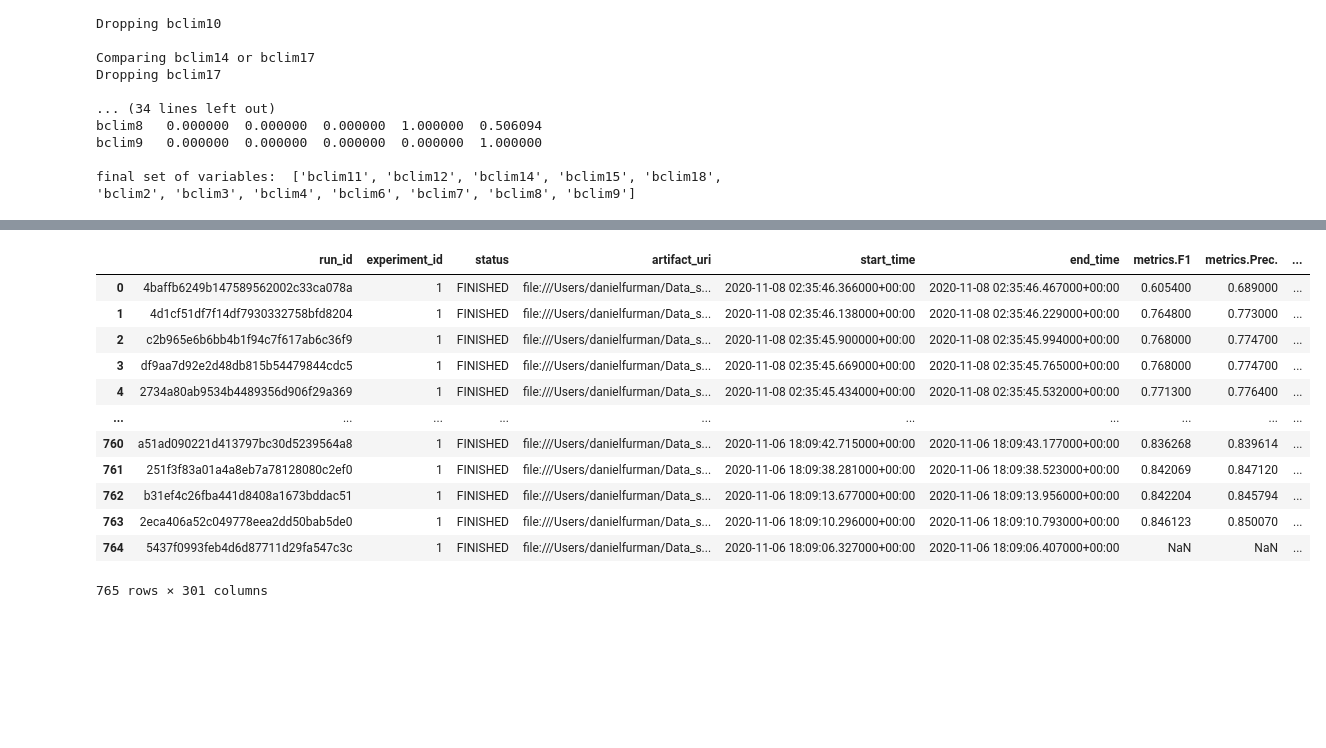
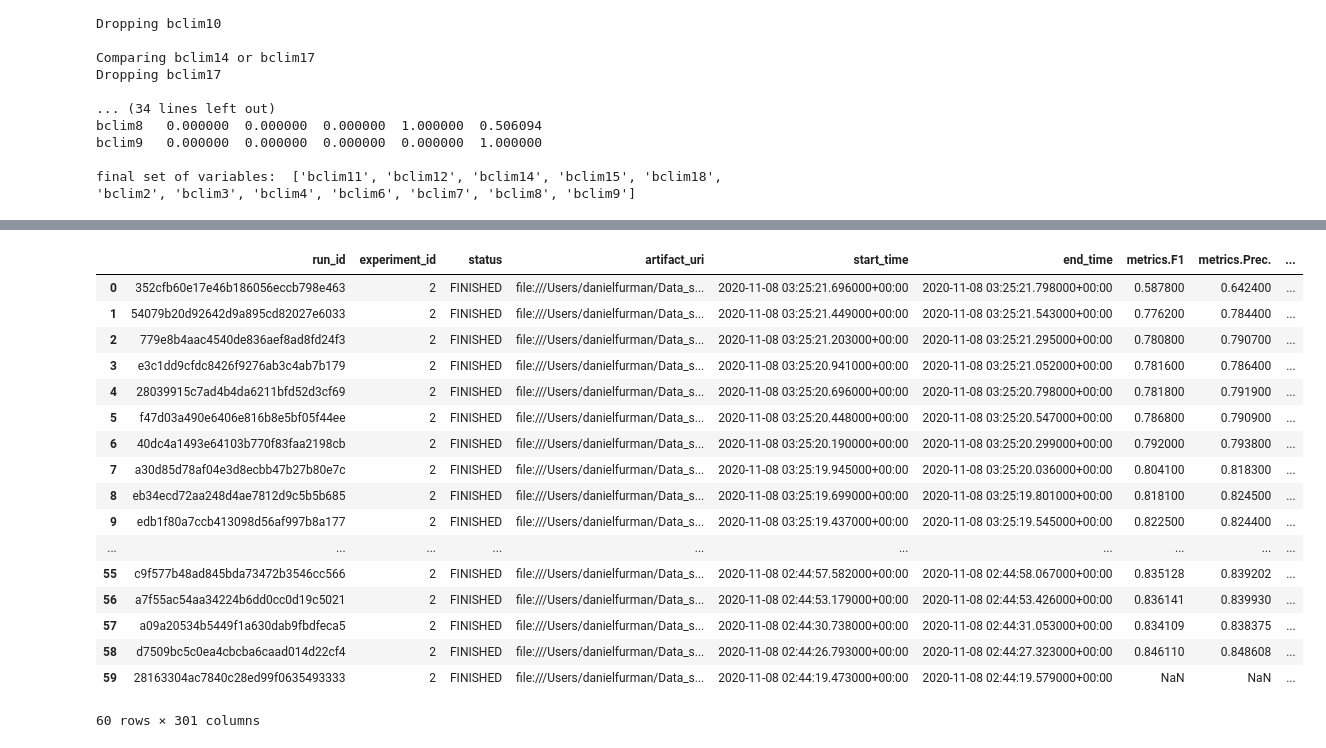
Before and after one commit to daniel-furman/ensemble-climate-projections, a Jupyter notebook: Comparing_MLs.ipynb, the cells around one changed output, grey strips where cells are left out. Saved outputs shown, nothing was run; the diff lists cells and outputs as text; code cells hidden in the pictures; blank space fills up the shorter version.

```diff
--- a/Comparing_MLs.ipynb
+++ b/Comparing_MLs.ipynb
@@ -291,17 +289,22 @@ final set of variables:  ['bclim11', 'bclim12', 'bclim14', 'bclim15', 'bclim18',
 # %%
 from pycaret.classification import get_logs
-get_logs(experiment_name = 'xantusia')
+get_logs(experiment_name = 'xantusia_after')
 # %% [output]
 |  | run_id | experiment_id | status | artifact_uri | start_time | end_time | metrics.F1 | metrics.Prec. | ... |
-| 0 | 4baffb6249b147589562002c33ca078a | 1 | FINISHED | file:///Users/danielfurman/Data_s... | 2020-11-08 02:35:46.366000+00:00 | 2020-11-08 02:35:46.467000+00:00 | 0.605400 | 0.689000 | ... |
-| 1 | 4d1cf51df7f14df7930332758bfd8204 | 1 | FINISHED | file:///Users/danielfurman/Data_s... | 2020-11-08 02:35:46.138000+00:00 | 2020-11-08 02:35:46.229000+00:00 | 0.764800 | 0.773000 | ... |
-| 2 | c2b965e6b6bb4b1f94c7f617ab6c36f9 | 1 | FINISHED | file:///Users/danielfurman/Data_s... | 2020-11-08 02:35:45.900000+00:00 | 2020-11-08 02:35:45.994000+00:00 | 0.768000 | 0.774700 | ... |
-| 3 | df9aa7d92e2d48db815b54479844cdc5 | 1 | FINISHED | file:///Users/danielfurman/Data_s... | 2020-11-08 02:35:45.669000+00:00 | 2020-11-08 02:35:45.765000+00:00 | 0.768000 | 0.774700 | ... |
-| 4 | 2734a80ab9534b4489356d906f29a369 | 1 | FINISHED | file:///Users/danielfurman/Data_s... | 2020-11-08 02:35:45.434000+00:00 | 2020-11-08 02:35:45.532000+00:00 | 0.771300 | 0.776400 | ... |
+| 0 | 352cfb60e17e46b186056eccb798e463 | 2 | FINISHED | file:///Users/danielfurman/Data_s... | 2020-11-08 03:25:21.696000+00:00 | 2020-11-08 03:25:21.798000+00:00 | 0.587800 | 0.642400 | ... |
+| 1 | 54079b20d92642d9a895cd82027e6033 | 2 | FINISHED | file:///Users/danielfurman/Data_s... | 2020-11-08 03:25:21.449000+00:00 | 2020-11-08 03:25:21.543000+00:00 | 0.776200 | 0.784400 | ... |
+| 2 | 779e8b4aac4540de836aef8ad8fd24f3 | 2 | FINISHED | file:///Users/danielfurman/Data_s... | 2020-11-08 03:25:21.203000+00:00 | 2020-11-08 03:25:21.295000+00:00 | 0.780800 | 0.790700 | ... |
+| 3 | e3c1dd9cfdc8426f9276ab3c4ab7b179 | 2 | FINISHED | file:///Users/danielfurman/Data_s... | 2020-11-08 03:25:20.941000+00:00 | 2020-11-08 03:25:21.052000+00:00 | 0.781600 | 0.786400 | ... |
+| 4 | 28039915c7ad4b4da6211bfd52d3cf69 | 2 | FINISHED | file:///Users/danielfurman/Data_s... | 2020-11-08 03:25:20.696000+00:00 | 2020-11-08 03:25:20.798000+00:00 | 0.781800 | 0.791900 | ... |
+| 5 | f47d03a490e6406e816b8e5bf05f44ee | 2 | FINISHED | file:///Users/danielfurman/Data_s... | 2020-11-08 03:25:20.448000+00:00 | 2020-11-08 03:25:20.547000+00:00 | 0.786800 | 0.790900 | ... |
+| 6 | 40dc4a1493e64103b770f83faa2198cb | 2 | FINISHED | file:///Users/danielfurman/Data_s... | 2020-11-08 03:25:20.190000+00:00 | 2020-11-08 03:25:20.299000+00:00 | 0.792000 | 0.793800 | ... |
+| 7 | a30d85d78af04e3d8ecbb47b27b80e7c | 2 | FINISHED | file:///Users/danielfurman/Data_s... | 2020-11-08 03:25:19.945000+00:00 | 2020-11-08 03:25:20.036000+00:00 | 0.804100 | 0.818300 | ... |
+| 8 | eb34ecd72aa248d4ae7812d9c5b5b685 | 2 | FINISHED | file:///Users/danielfurman/Data_s... | 2020-11-08 03:25:19.699000+00:00 | 2020-11-08 03:25:19.801000+00:00 | 0.818100 | 0.824500 | ... |
+| 9 | edb1f80a7ccb413098d56af997b8a177 | 2 | FINISHED | file:///Users/danielfurman/Data_s... | 2020-11-08 03:25:19.437000+00:00 | 2020-11-08 03:25:19.545000+00:00 | 0.822500 | 0.824400 | ... |
 | ... | ... | ... | ... | ... | ... | ... | ... | ... | ... |
-| 760 | a51ad090221d413797bc30d5239564a8 | 1 | FINISHED | file:///Users/danielfurman/Data_s... | 2020-11-06 18:09:42.715000+00:00 | 2020-11-06 18:09:43.177000+00:00 | 0.836268 | 0.839614 | ... |
-| 761 | 251f3f83a01a4a8eb7a78128080c2ef0 | 1 | FINISHED | file:///Users/danielfurman/Data_s... | 2020-11-06 18:09:38.281000+00:00 | 2020-11-06 18:09:38.523000+00:00 | 0.842069 | 0.847120 | ... |
-| 762 | b31ef4c26fba441d8408a1673bddac51 | 1 | FINISHED | file:///Users/danielfurman/Data_s... | 2020-11-06 18:09:13.677000+00:00 | 2020-11-06 18:09:13.956000+00:00 | 0.842204 | 0.845794 | ... |
-| 763 | 2eca406a52c049778eea2dd50bab5de0 | 1 | FINISHED | file:///Users/danielfurman/Data_s... | 2020-11-06 18:09:10.296000+00:00 | 2020-11-06 18:09:10.793000+00:00 | 0.846123 | 0.850070 | ... |
-| 764 | 5437f0993feb4d6d87711d29fa547c3c | 1 | FINISHED | file:///Users/danielfurman/Data_s... | 2020-11-06 18:09:06.327000+00:00 | 2020-11-06 18:09:06.407000+00:00 | NaN | NaN | ... |
+| 55 | c9f577b48ad845bda73472b3546cc566 | 2 | FINISHED | file:///Users/danielfurman/Data_s... | 2020-11-08 02:44:57.582000+00:00 | 2020-11-08 02:44:58.067000+00:00 | 0.835128 | 0.839202 | ... |
+| 56 | a7f55ac54aa34224b6dd0cc0d19c5021 | 2 | FINISHED | file:///Users/danielfurman/Data_s... | 2020-11-08 02:44:53.179000+00:00 | 2020-11-08 02:44:53.426000+00:00 | 0.836141 | 0.839930 | ... |
+| 57 | a09a20534b5449f1a630dab9fbdfeca5 | 2 | FINISHED | file:///Users/danielfurman/Data_s... | 2020-11-08 02:44:30.738000+00:00 | 2020-11-08 02:44:31.053000+00:00 | 0.834109 | 0.838375 | ... |
+| 58 | d7509bc5c0ea4cbcba6caad014d22cf4 | 2 | FINISHED | file:///Users/danielfurman/Data_s... | 2020-11-08 02:44:26.793000+00:00 | 2020-11-08 02:44:27.323000+00:00 | 0.846110 | 0.848608 | ... |
+| 59 | 28163304ac7840c28ed99f0635493333 | 2 | FINISHED | file:///Users/danielfurman/Data_s... | 2020-11-08 02:44:19.473000+00:00 | 2020-11-08 02:44:19.579000+00:00 | NaN | NaN | ... |
-765 rows × 301 columns
+60 rows × 301 columns
```
Also changed, not shown: parts of 9 cells of this notebook.
